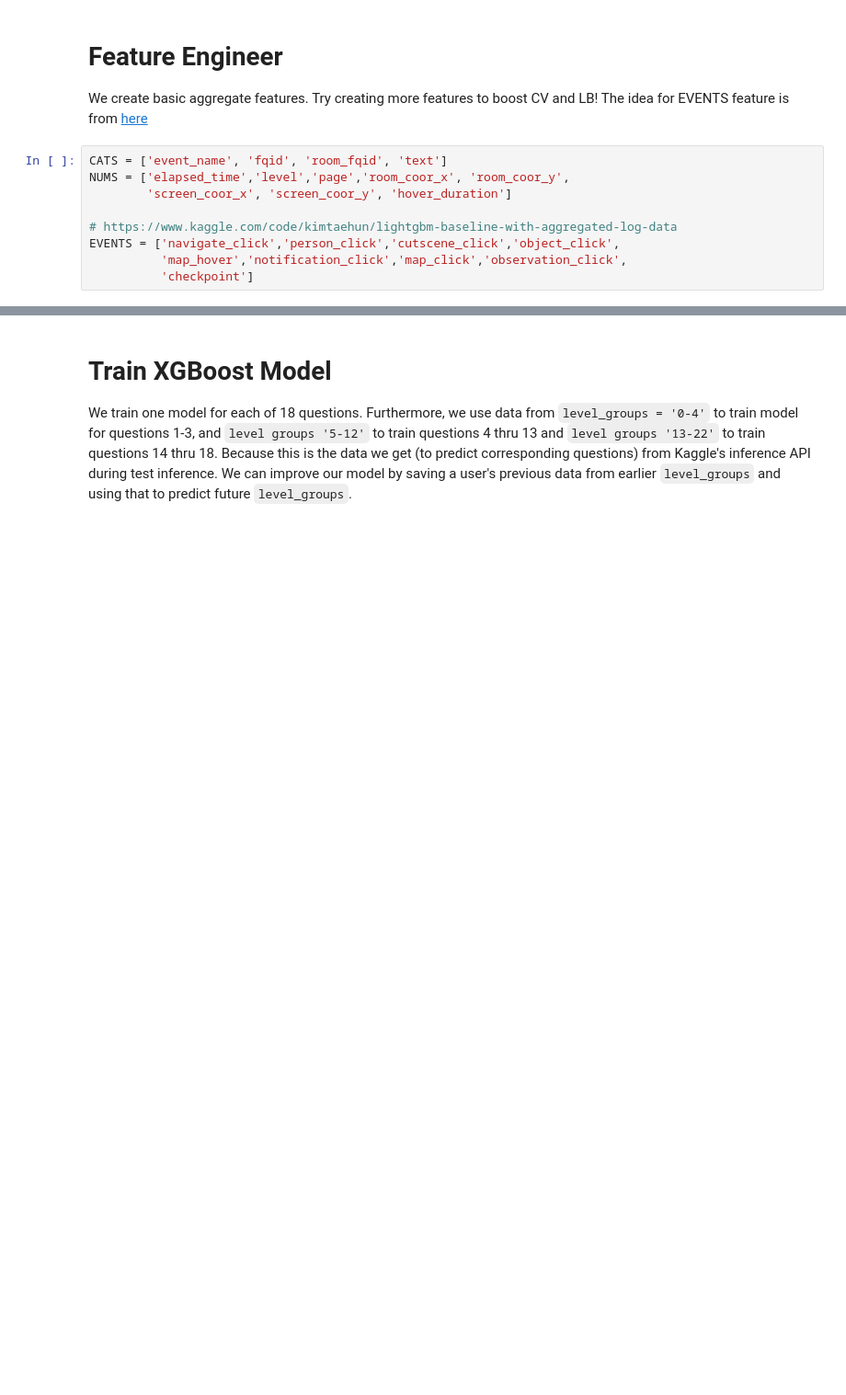
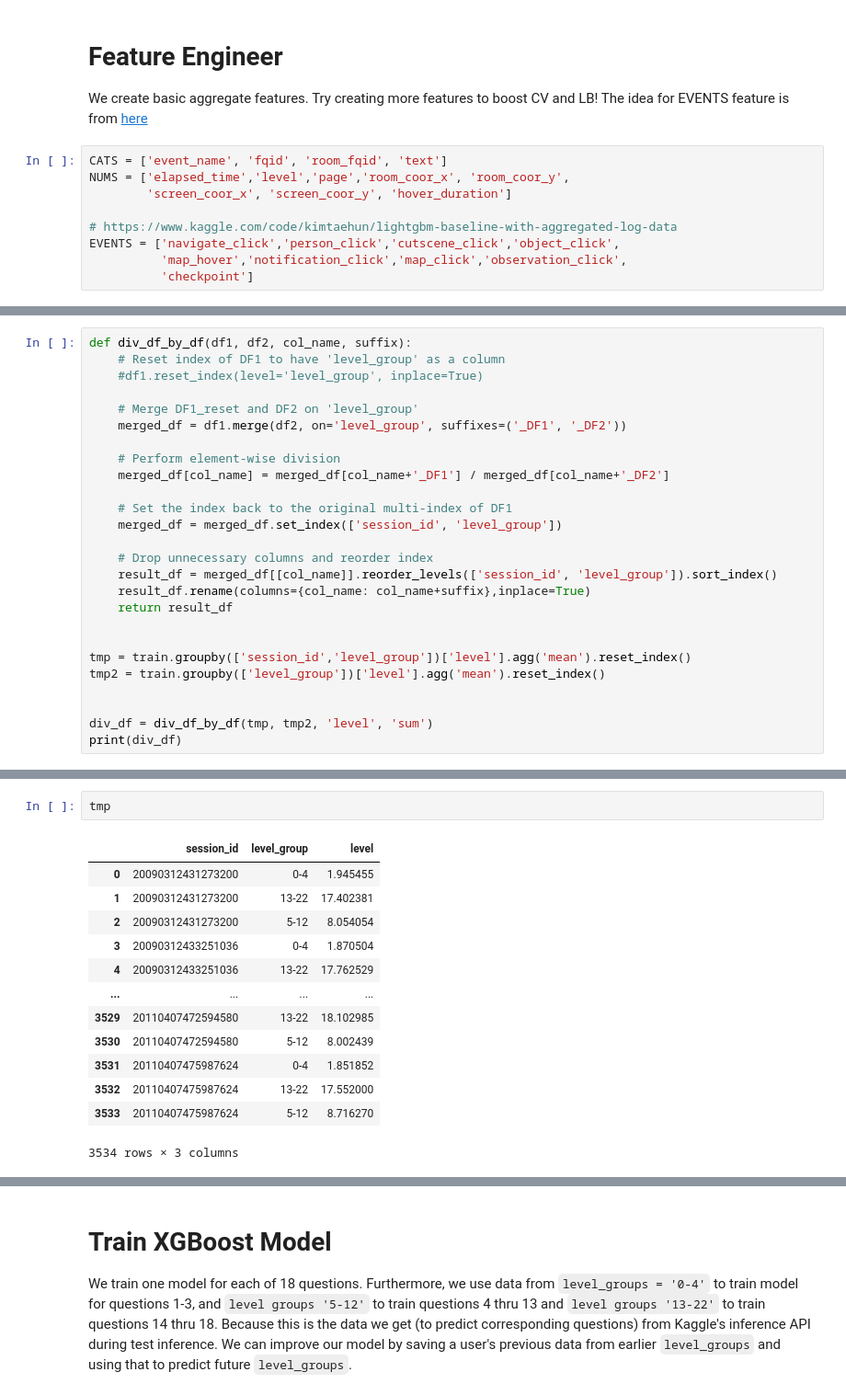
Before and after one commit to marcin-je/jupyter, a Jupyter notebook: xgboost-baseline-0-676.ipynb, the cells around one changed output, grey strips where cells are left out. Shown: that part at 92% size. Drawn from its saved outputs; the diff is of its cells as text; blank space fills up the shorter version.

```diff
--- a/xgboost-baseline-0-676.ipynb
+++ b/xgboost-baseline-0-676.ipynb
@@ -97,0 +82,26 @@ dtype: int64
+# %%
+def div_df_by_df(df1, df2, col_name, suffix):
+    # Reset index of DF1 to have 'level_group' as a column
+    #df1.reset_index(level='level_group', inplace=True)
+
+    # Merge DF1_reset and DF2 on 'level_group'
+    merged_df = df1.merge(df2, on='level_group', suffixes=('_DF1', '_DF2'))
+
+    # Perform element-wise division
+    merged_df[col_name] = merged_df[col_name+'_DF1'] / merged_df[col_name+'_DF2']
+
+    # Set the index back to the original multi-index of DF1
+    merged_df = merged_df.set_index(['session_id', 'level_group'])
+
+    # Drop unnecessary columns and reorder index
+    result_df = merged_df[[col_name]].reorder_levels(['session_id', 'level_group']).sort_index()
+    result_df.rename(columns={col_name: col_name+suffix},inplace=True)
+    return result_df
+
+
+tmp = train.groupby(['session_id','level_group'])['level'].agg('mean').reset_index()
+tmp2 = train.groupby(['level_group'])['level'].agg('mean').reset_index()
+
+
+div_df = div_df_by_df(tmp, tmp2, 'level', 'sum')
+print(div_df)
@@ -98,3 +124,19 @@ dtype: int64
+# %%
+tmp
+# %% [output]
+|  | session_id | level_group | level |
+| 0 | 20090312431273200 | 0-4 | 1.945455 |
+| 1 | 20090312431273200 | 13-22 | 17.402381 |
+| 2 | 20090312431273200 | 5-12 | 8.054054 |
+| 3 | 20090312433251036 | 0-4 | 1.870504 |
+| 4 | 20090312433251036 | 13-22 | 17.762529 |
+| ... | ... | ... | ... |
+| 3529 | 20110407472594580 | 13-22 | 18.102985 |
+| 3530 | 20110407472594580 | 5-12 | 8.002439 |
+| 3531 | 20110407475987624 | 0-4 | 1.851852 |
+| 3532 | 20110407475987624 | 13-22 | 17.552000 |
+| 3533 | 20110407475987624 | 5-12 | 8.716270 |
+3534 rows × 3 columns
 # %%
 def feature_engineer(train):
 
```
Also changed, not shown: parts of 14 cells of this notebook, 7 other files.
